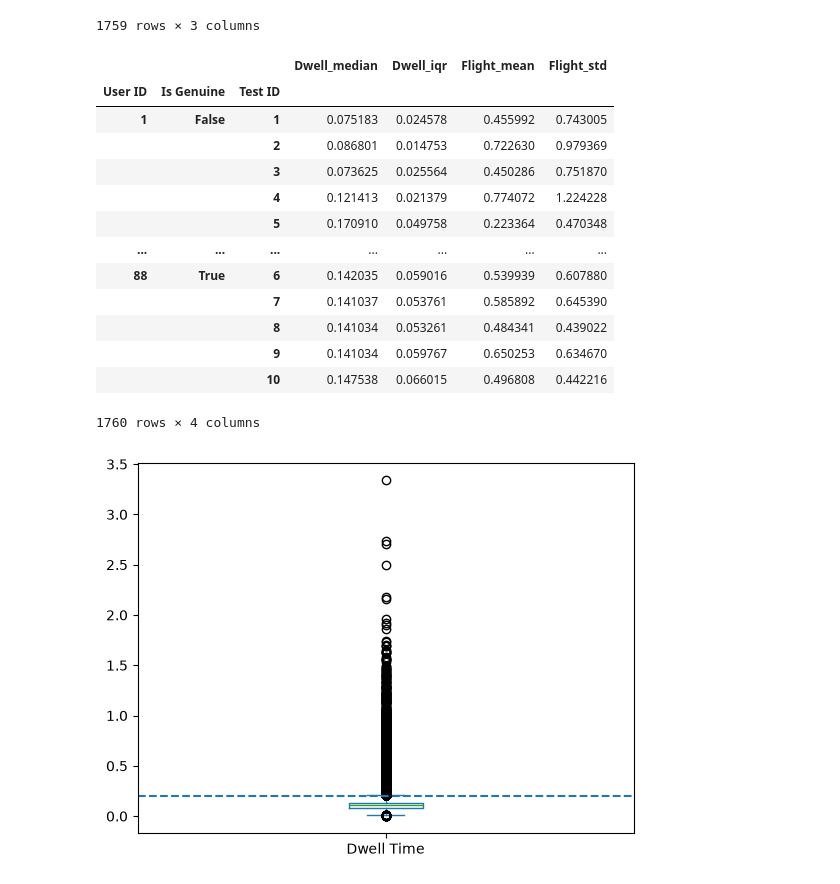
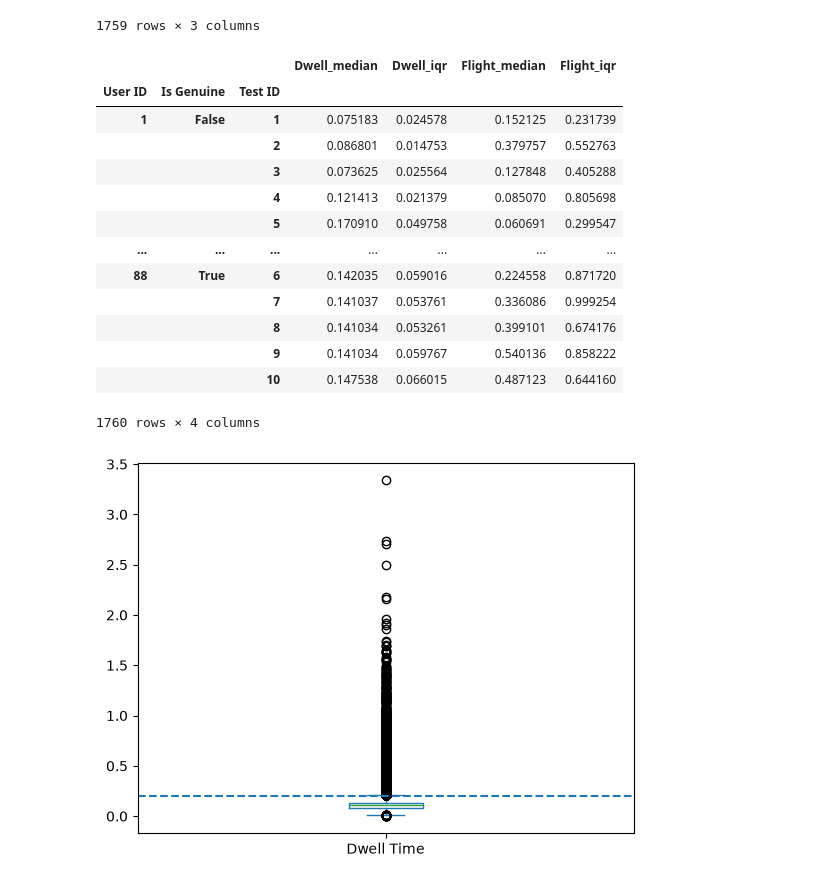
Before and after one commit to m-heldt/behavioral-ml, a Jupyter notebook: notebooks/features.ipynb, the cells around one changed output. Saved outputs shown, nothing was run; the diff lists cells and outputs as text; code cells hidden in the pictures.

```diff
--- a/notebooks/features.ipynb
+++ b/notebooks/features.ipynb
@@ -660,7 +665,5 @@ Let's write a cleaning function for usage with `apply` method on the data groupe
 # %%
-def clean_key_events(group):
-    # DISTINCT_PRESSES_THRESHOLD = 0.3
-
+def transform_key_events(group):
     presses = []
     active_presses = {}
     for key, event, epoch in group[["Key", "Event", "Epoch"]].itertuples(index=False):
@@ -690,8 +693,7 @@ def clean_key_events(group):
     return presses
 
 
-
-key_df = key_df.groupby(level=LEVELS).apply(clean_key_events)
+key_df = key_df.groupby(level=LEVELS).apply(transform_key_events)
 key_df
 # %% [output]
 |  |  |  |  | Key | Down | Epochs | Up | Release Only |
@@ -835,4 +789,5 @@ next_key_df = key_df.groupby(level=LEVELS).shift(-1).rename({
     "Up": "Next Up"
     }, axis=1)
 
-key_df = key_df.join(next_key_df[["Next Key", "Next Down", "Next Up"]])
+next_key_df = key_df.join(next_key_df[["Next Key", "Next Down", "Next Up"]])
+next_key_df.head()
@@ -839,9 +802,12 @@ key_df = key_df.join(next_key_df[["Next Key", "Next Down", "Next Up"]])
 # %%
-key_df["Dwell Time"] = key_df["Up"] - key_df["Down"]
-key_df["UU"] = key_df["Next Up"] - key_df["Up"]
-key_df["DD"] = key_df["Next Down"] - key_df["Down"]
-key_df["Flight Time"] = key_df["Next Down"] - key_df["Up"]
-key_df
+featured_key_df = next_key_df.copy()
+
+featured_key_df["Dwell Time"] = featured_key_df["Up"] - featured_key_df["Down"]
+featured_key_df["UU"] = featured_key_df["Next Up"] - featured_key_df["Up"]
+featured_key_df["DD"] = featured_key_df["Next Down"] - featured_key_df["Down"]
+featured_key_df["Flight Time"] = featured_key_df["Next Down"] - featured_key_df["Up"]
+
+featured_key_df.head()
 # %% [output]
 |  |  |  |  | Key | Down | Epochs | Up | Release Only | Next Key | Next Down | ... |
 | User ID | Is Genuine | Test ID |  |  |  |  |  |  |  |  | ... |
@@ -882,26 +841,26 @@ other_keys_test_level
 |  |  | 10 | NaN | NaN | 2.0 |
 1759 rows × 3 columns
 # %%
-key_test_level = key_df.groupby(level=LEVELS).agg(
+key_test_level = featured_key_df.groupby(level=LEVELS).agg(
     Dwell_median=("Dwell Time", "median"),
     Dwell_iqr=("Dwell Time", lambda x: x.quantile(.75) - x.quantile(.25)),
-    Flight_mean=("Flight Time", "mean"),
-    Flight_std=("Flight Time", "std")
+    Flight_median=("Flight Time", "median"),
+    Flight_iqr=("Flight Time", lambda x: x.quantile(.75) - x.quantile(.25))
 )
 key_test_level
 # %% [output]
-|  |  |  | Dwell_median | Dwell_iqr | Flight_mean | Flight_std |
+|  |  |  | Dwell_median | Dwell_iqr | Flight_median | Flight_iqr |
 | User ID | Is Genuine | Test ID |  |  |  |  |
-| 1 | False | 1 | 0.075183 | 0.024578 | 0.455992 | 0.743005 |
-|  |  | 2 | 0.086801 | 0.014753 | 0.722630 | 0.979369 |
-|  |  | 3 | 0.073625 | 0.025564 | 0.450286 | 0.751870 |
-|  |  | 4 | 0.121413 | 0.021379 | 0.774072 | 1.224228 |
-|  |  | 5 | 0.170910 | 0.049758 | 0.223364 | 0.470348 |
+| 1 | False | 1 | 0.075183 | 0.024578 | 0.152125 | 0.231739 |
+|  |  | 2 | 0.086801 | 0.014753 | 0.379757 | 0.552763 |
+|  |  | 3 | 0.073625 | 0.025564 | 0.127848 | 0.405288 |
+|  |  | 4 | 0.121413 | 0.021379 | 0.085070 | 0.805698 |
+|  |  | 5 | 0.170910 | 0.049758 | 0.060691 | 0.299547 |
 | ... | ... | ... | ... | ... | ... | ... |
-| 88 | True | 6 | 0.142035 | 0.059016 | 0.539939 | 0.607880 |
-|  |  | 7 | 0.141037 | 0.053761 | 0.585892 | 0.645390 |
-|  |  | 8 | 0.141034 | 0.053261 | 0.484341 | 0.439022 |
-|  |  | 9 | 0.141034 | 0.059767 | 0.650253 | 0.634670 |
-|  |  | 10 | 0.147538 | 0.066015 | 0.496808 | 0.442216 |
+| 88 | True | 6 | 0.142035 | 0.059016 | 0.224558 | 0.871720 |
+|  |  | 7 | 0.141037 | 0.053761 | 0.336086 | 0.999254 |
+|  |  | 8 | 0.141034 | 0.053261 | 0.399101 | 0.674176 |
+|  |  | 9 | 0.141034 | 0.059767 | 0.540136 | 0.858222 |
+|  |  | 10 | 0.147538 | 0.066015 | 0.487123 | 0.644160 |
 1760 rows × 4 columns
 # %%
```
Also changed, not shown: parts of 36 cells of this notebook.
